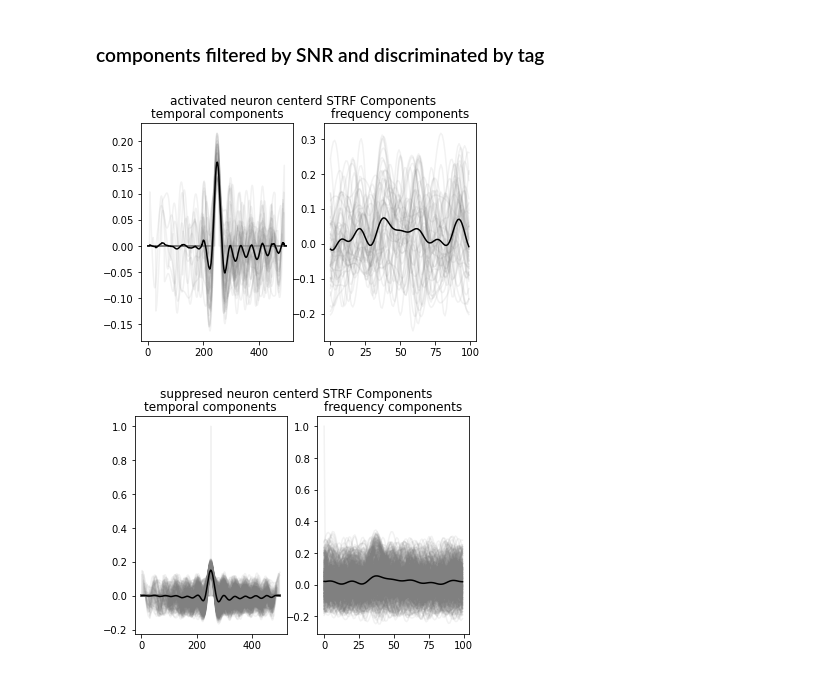
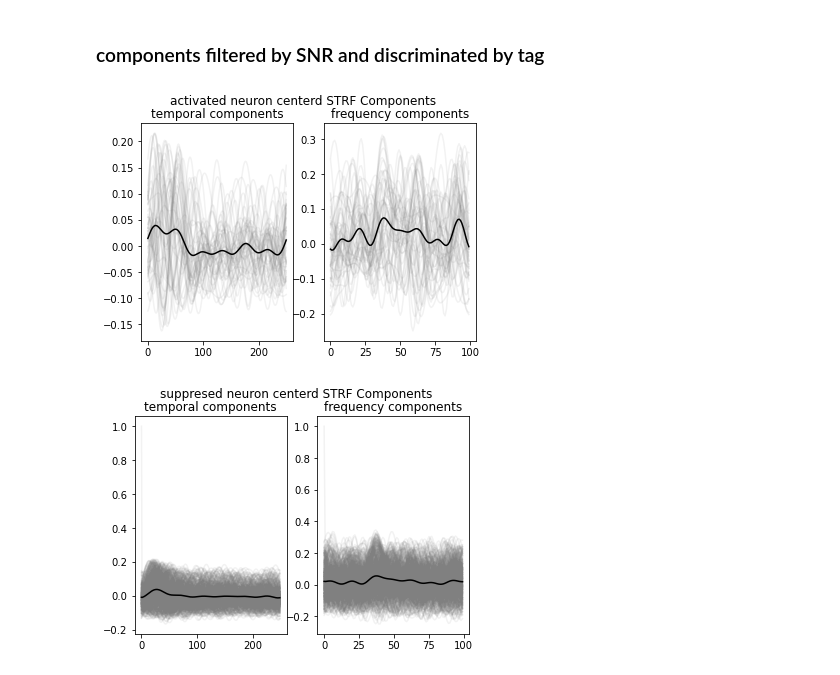
Before and after one commit to Mateo-Lopez-Espejo/context_probe_analysis, a Jupyter notebook: notebooks/210830_phototagged_TORCs.ipynb, the cells around one changed output. Cells and saved outputs as stored; diff of their text form; code cells hidden in the pictures.

```diff
--- a/notebooks/210830_phototagged_TORCs.ipynb
+++ b/notebooks/210830_phototagged_TORCs.ipynb
@@ -273,13 +273,13 @@ Text(0.5, 0.98, 'centered STRF components')
 # %%
 masks = [ff_act, ff_sup]
 celltypes = ['activated', 'suppresed']
 
 for mask, ctype in zip(masks, celltypes):
 
-    tcomps = time_comp0[mask]
+    tcomps = time_comp[mask]
     fcomps = freq_comp[mask]
     fig, axes = plot_components_with_mean(tcomps, fcomps)
     fig.suptitle(f'{ctype} neuron centerd STRF Components')
 # %% [output]
-[figure, old version]
+[figure, new version]
-[figure, old version]
+[figure, new version]
```
